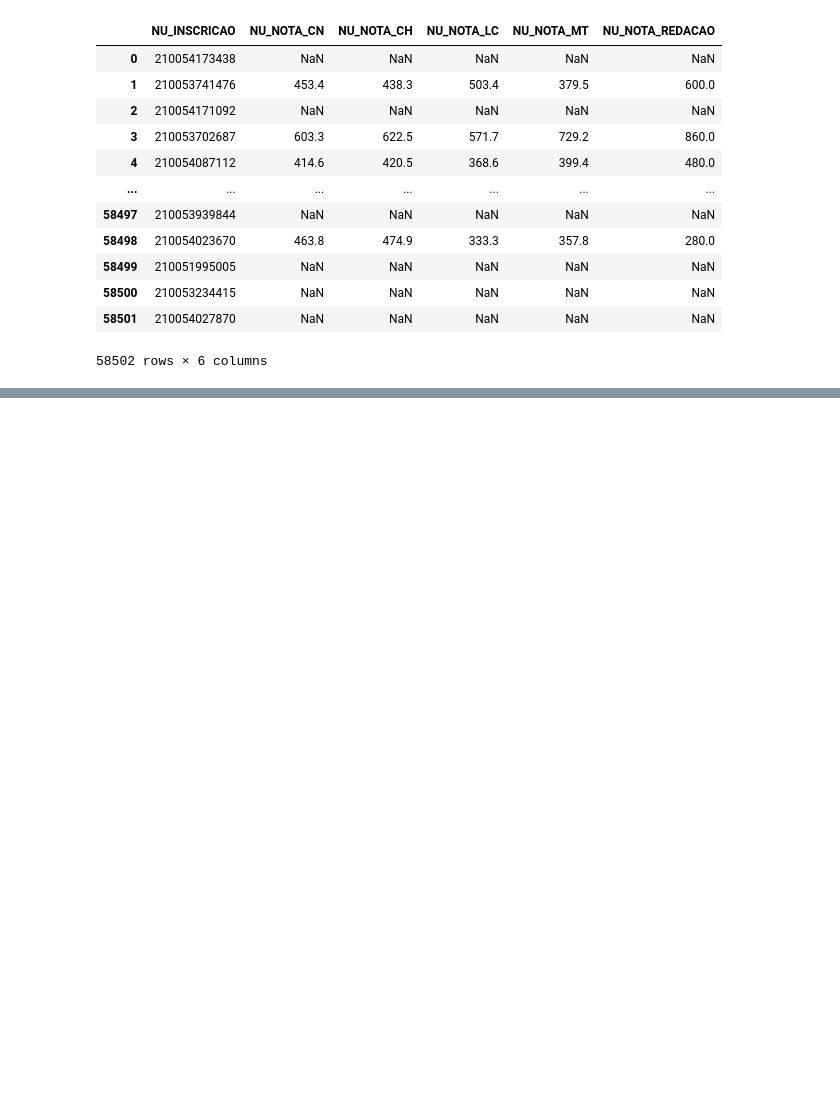
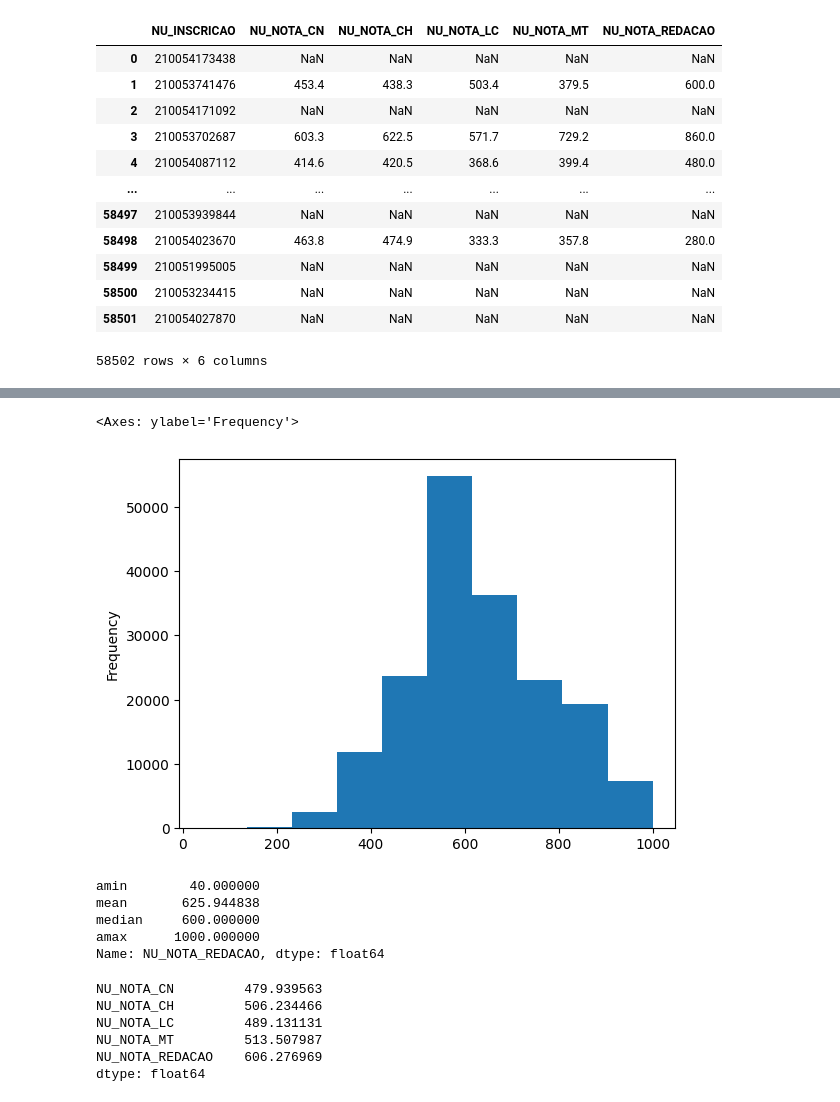
Before and after one commit to JevertonFlores/DA_python_dados_enem, a Jupyter notebook: Data_Analytics_Data_Viking.ipynb, the cells around one changed output, grey strips where cells are left out. Saved outputs shown, nothing was run; the diff lists cells and outputs as text; code cells hidden in the pictures; blank space fills up the shorter version.

```diff
--- a/Data_Analytics_Data_Viking.ipynb
+++ b/Data_Analytics_Data_Viking.ipynb
@@ -860,0 +1018,7 @@ df_subset.reset_index(drop=False)
+# %%
+# Criando as variáveis para remover os valores nulos e zero
+mask_1 = df.NU_NOTA_REDACAO.notna()
+mask_2 = df.NU_NOTA_REDACAO != 0
+
+# Criando o subset com o filtro das variáveis
+subset = df[(mask_1) & (mask_2)]
@@ -860,0 +1032,26 @@ df_subset.reset_index(drop=False)
+# %%
+# Visualizando um histograma do subset criado
+
+subset.NU_NOTA_REDACAO.plot(kind = 'hist')
+# %% [output]
+<Axes: ylabel='Frequency'>
+[figure, added]
+# %%
+subset.NU_NOTA_REDACAO.agg([np.min, np.mean, np.median, np.max])
+# %% [output]
+amin        40.000000
+mean       625.944838
+median     600.000000
+amax      1000.000000
+Name: NU_NOTA_REDACAO, dtype: float64
+# %%
+# Média das colunas
+
+df[provas].mean(axis = 0)
+# %% [output]
+NU_NOTA_CN         479.939563
+NU_NOTA_CH         506.234466
+NU_NOTA_LC         489.131131
+NU_NOTA_MT         513.507987
+NU_NOTA_REDACAO    606.276969
+dtype: float64
```
Also changed, not shown: parts of 42 cells of this notebook.
